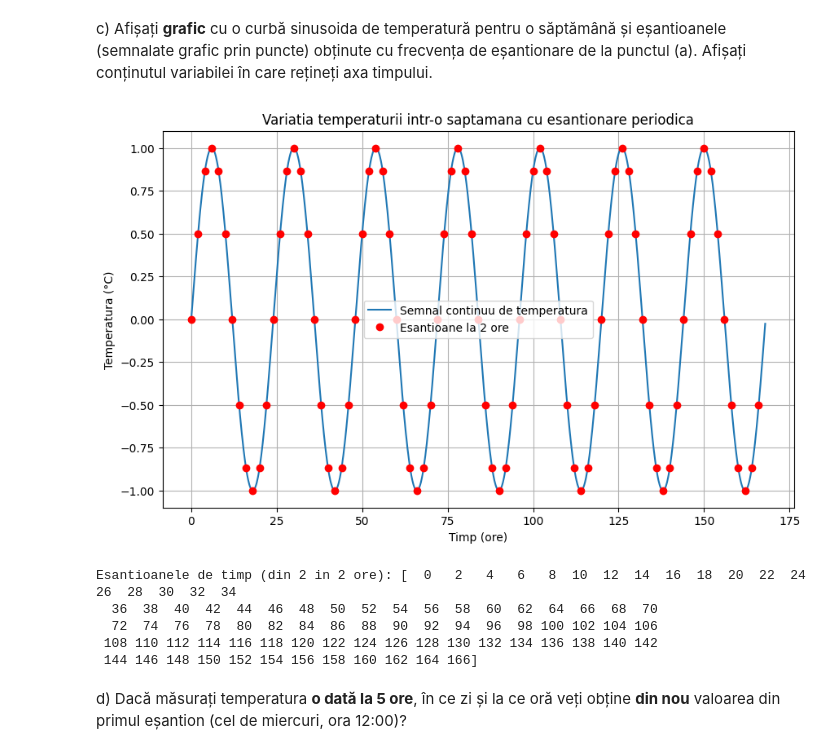
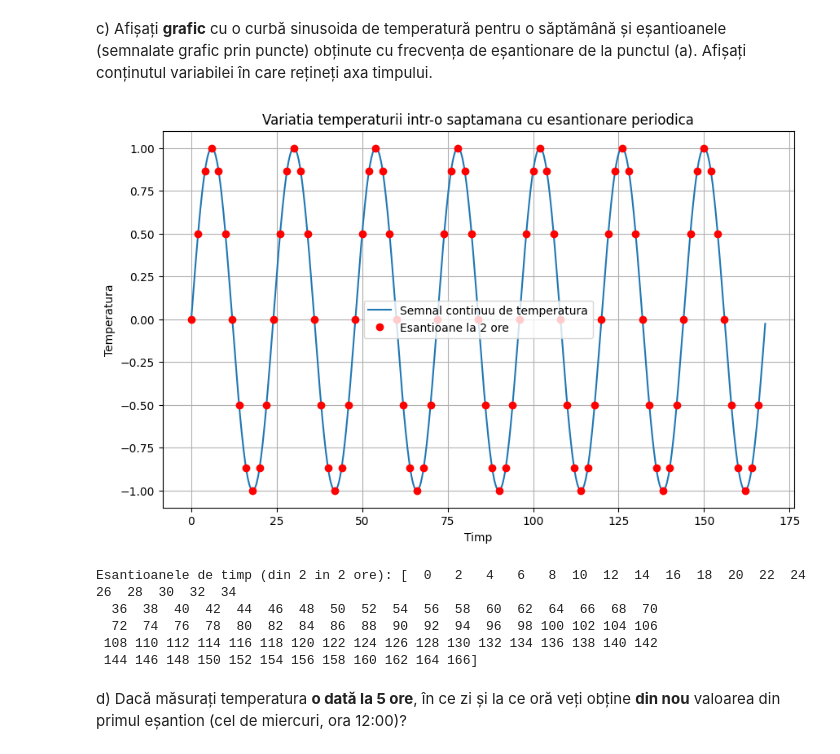
Before and after one commit to Glosperx/Semnale, a Jupyter notebook: lab5-Cojoaca_Alexandru.ipynb, the cells around one changed output. Cells and saved outputs as stored; diff of their text form; code cells hidden in the pictures.

```diff
--- a/lab5-Cojoaca_Alexandru.ipynb
+++ b/lab5-Cojoaca_Alexandru.ipynb
@@ -43,28 +43,28 @@ c) Afișați **grafic** cu o curbă sinusoida de temperatură pentru o săptăm
 # %%
 ore = 24
 interval_esantionare = 2
 saptamana_ore = 7 * ore
 perioada_semnal = ore
 
 timp_ore = np.arange(0, saptamana_ore, 0.1)
 semnal_temperatura = np.sin(2 * np.pi * timp_ore / perioada_semnal)
 
 timp_esantioane = np.arange(0, saptamana_ore, interval_esantionare)
 temperatura_esantioane = np.sin(2 * np.pi * timp_esantioane / perioada_semnal)
 
 plt.figure(figsize=(10, 6))
 plt.plot(timp_ore, semnal_temperatura, label="Semnal continuu de temperatura")
 plt.plot(timp_esantioane, temperatura_esantioane, "ro", label=f"Esantioane la {interval_esantionare} ore")
-plt.xlabel("Timp (ore)")
-plt.ylabel("Temperatura (°C)")
+plt.xlabel("Timp")
+plt.ylabel("Temperatura")
 plt.title("Variatia temperaturii intr-o saptamana cu esantionare periodica")
 plt.legend()
 plt.grid(True)
 plt.show()
 
 print(f"Esantioanele de timp (din {interval_esantionare} in {interval_esantionare} ore):", timp_esantioane)
 # %% [output]
-[figure, old version]
+[figure, new version]
 Esantioanele de timp (din 2 in 2 ore): [  0   2   4   6   8  10  12  14  16  18  20  22  24  26  28  30  32  34
   36  38  40  42  44  46  48  50  52  54  56  58  60  62  64  66  68  70
   72  74  76  78  80  82  84  86  88  90  92  94  96  98 100 102 104 106
```
Also changed, not shown: parts of 2 cells of this notebook.
